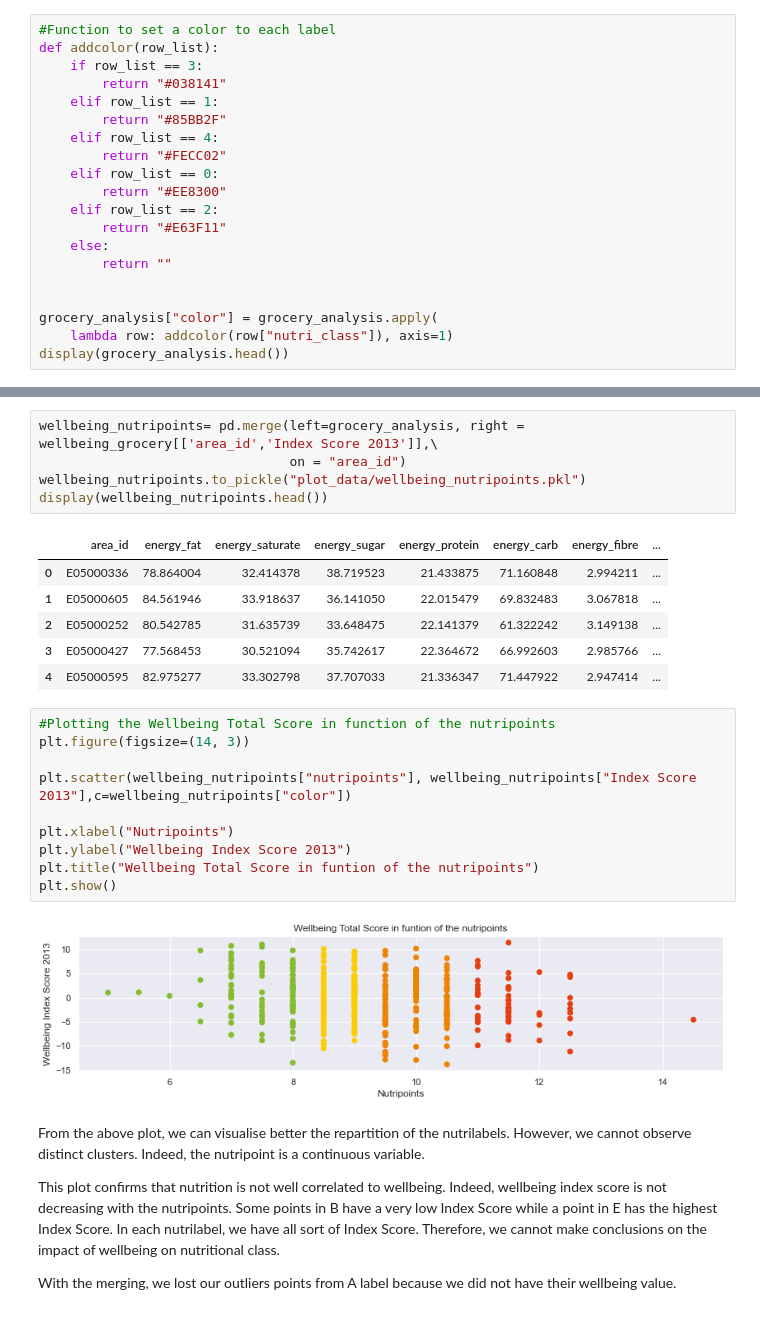
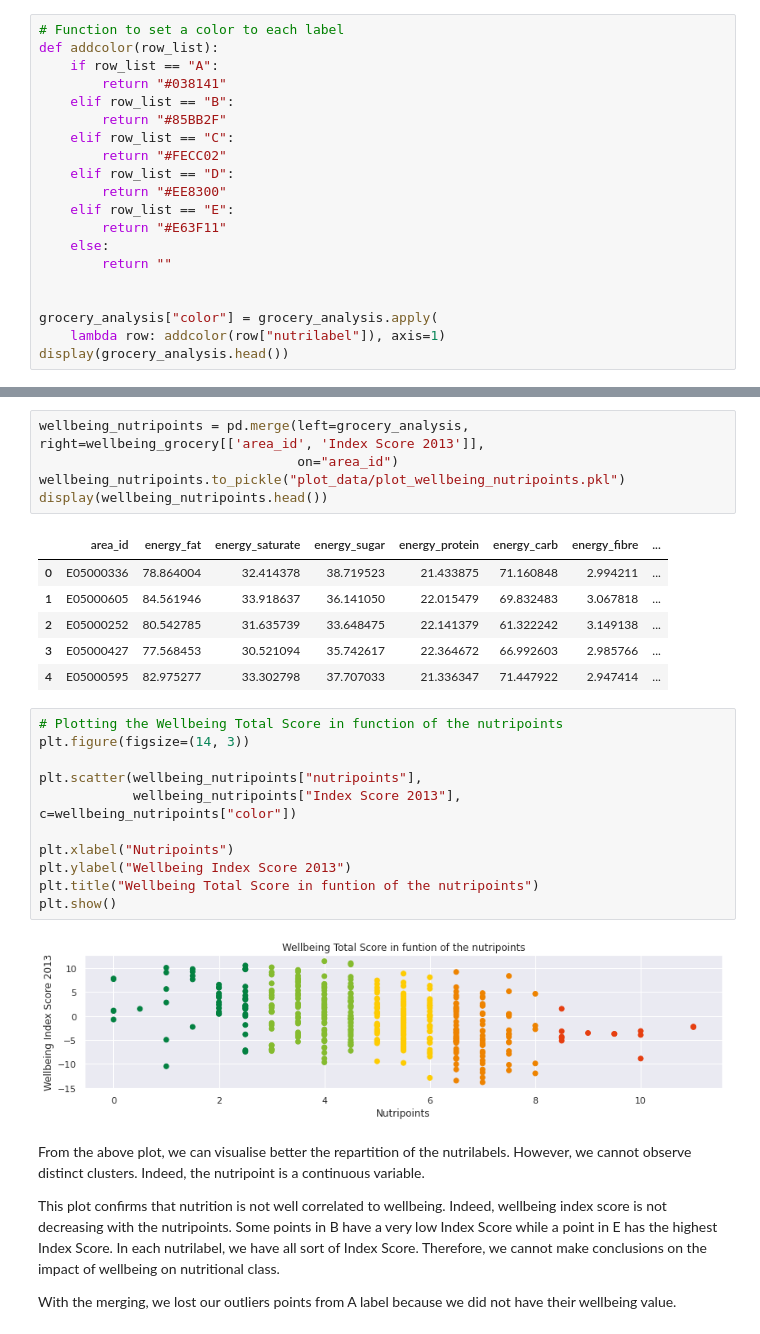
Before and after one commit to epfl-ada/ada-2020-project-milestone-p3-p3_caxaga, a Jupyter notebook: nutripoints.ipynb, the cells around one changed output, grey strips where cells are left out. Saved outputs shown, nothing was run; the diff lists cells and outputs as text.

```diff
--- a/nutripoints.ipynb
+++ b/nutripoints.ipynb
@@ -110,24 +110,24 @@ As studied in the main, the clusters where not sorted in a particular way. There
 # %% [markdown]
 ### B) Nutricolor
 # %%
-#Function to set a color to each label
+# Function to set a color to each label
 def addcolor(row_list):
-    if row_list == 3:
+    if row_list == "A":
         return "#038141"
-    elif row_list == 1:
+    elif row_list == "B":
         return "#85BB2F"
-    elif row_list == 4:
+    elif row_list == "C":
         return "#FECC02"
-    elif row_list == 0:
+    elif row_list == "D":
         return "#EE8300"
-    elif row_list == 2:
+    elif row_list == "E":
         return "#E63F11"
     else:
         return ""
 
 
 grocery_analysis["color"] = grocery_analysis.apply(
-    lambda row: addcolor(row["nutri_class"]), axis=1)
+    lambda row: addcolor(row["nutrilabel"]), axis=1)
 display(grocery_analysis.head())
 # %% [output]
 |  | area_id | energy_fat | energy_saturate | energy_sugar | energy_protein | energy_carb | energy_fibre | ... |
@@ -190,9 +190,9 @@ The boundary labels are the ones with fewer area. Indeed, most area aggregated a
 
 We add to our original database `wellbeing_nutripoints a column with the Total Wellbeing Score per area.
 # %%
-wellbeing_nutripoints= pd.merge(left=grocery_analysis, right = wellbeing_grocery[['area_id','Index Score 2013']],\
-                                on = "area_id")
-wellbeing_nutripoints.to_pickle("plot_data/wellbeing_nutripoints.pkl")
+wellbeing_nutripoints = pd.merge(left=grocery_analysis, right=wellbeing_grocery[['area_id', 'Index Score 2013']],
+                                 on="area_id")
+wellbeing_nutripoints.to_pickle("plot_data/plot_wellbeing_nutripoints.pkl")
 display(wellbeing_nutripoints.head())
 # %% [output]
 |  | area_id | energy_fat | energy_saturate | energy_sugar | energy_protein | energy_carb | energy_fibre | ... |
@@ -202,17 +202,18 @@ display(wellbeing_nutripoints.head())
 | 3 | E05000427 | 77.568453 | 30.521094 | 35.742617 | 22.364672 | 66.992603 | 2.985766 | ... |
 | 4 | E05000595 | 82.975277 | 33.302798 | 37.707033 | 21.336347 | 71.447922 | 2.947414 | ... |
 # %%
-#Plotting the Wellbeing Total Score in function of the nutripoints
+# Plotting the Wellbeing Total Score in function of the nutripoints
 plt.figure(figsize=(14, 3))
 
-plt.scatter(wellbeing_nutripoints["nutripoints"], wellbeing_nutripoints["Index Score 2013"],c=wellbeing_nutripoints["color"])
+plt.scatter(wellbeing_nutripoints["nutripoints"],
+            wellbeing_nutripoints["Index Score 2013"], c=wellbeing_nutripoints["color"])
 
 plt.xlabel("Nutripoints")
 plt.ylabel("Wellbeing Index Score 2013")
 plt.title("Wellbeing Total Score in funtion of the nutripoints")
 plt.show()
 # %% [output]
-[figure, old version]
+[figure, new version]
 # %% [markdown]
 From the above plot, we can visualise better the repartition of the nutrilabels. However, we cannot observe distinct clusters. Indeed, the nutripoint is a continuous variable.
 
```
Also changed, not shown: parts of 15 cells of this notebook, 2 other files.
